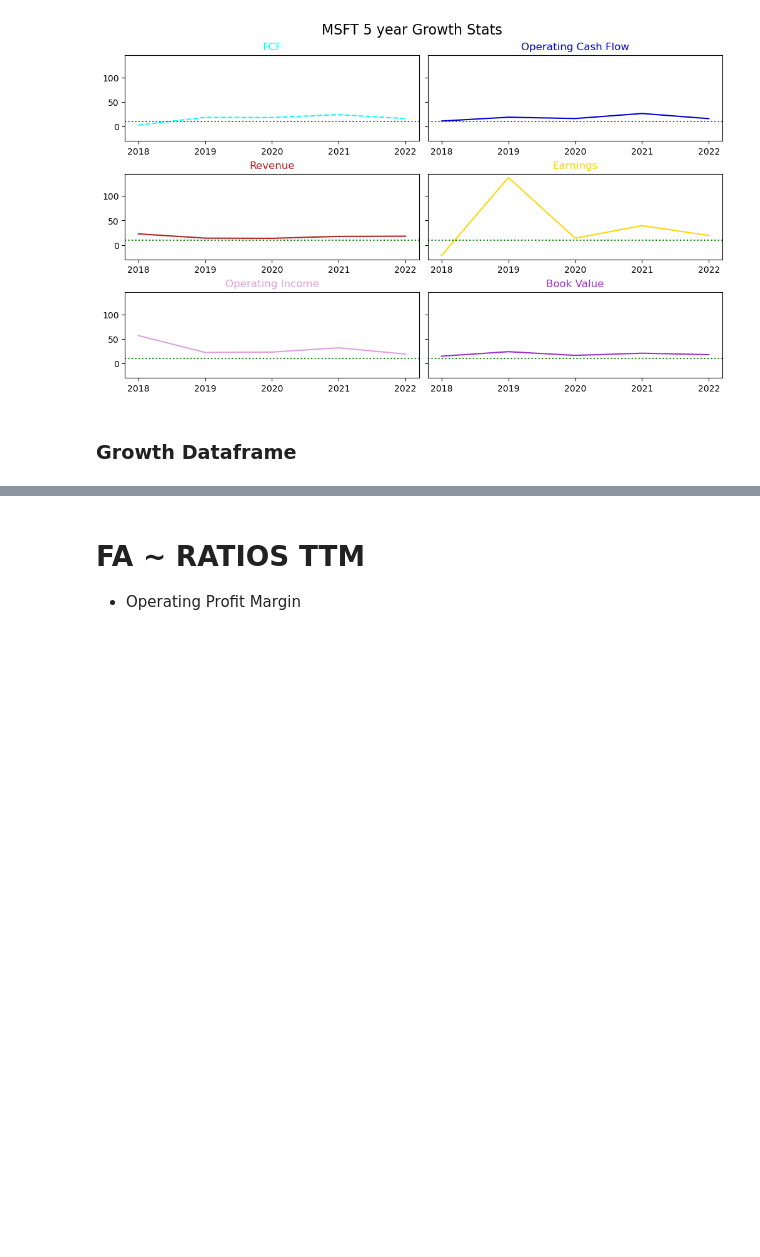
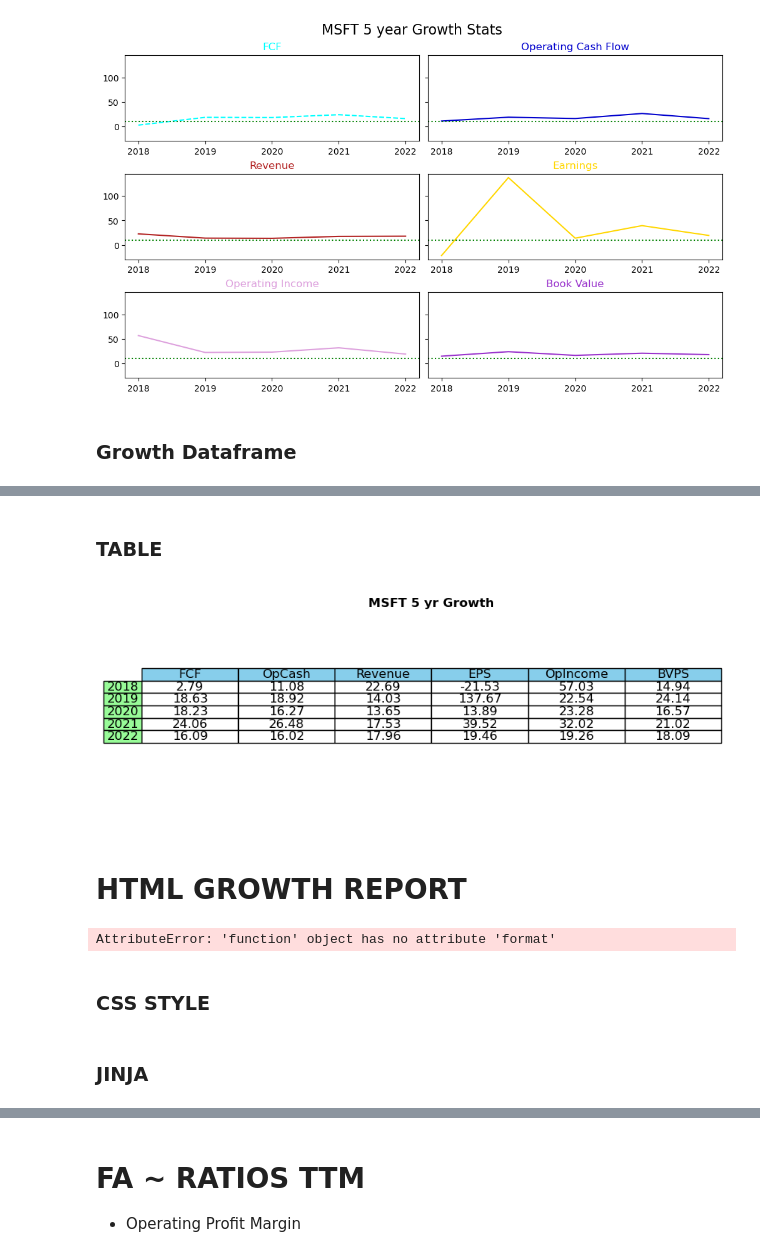
Before and after one commit to xitxat/FundamentalAnalysis, a Jupyter notebook: FA/Value01.ipynb, the cells around one changed output, grey strips where cells are left out. Saved outputs shown, nothing was run; the diff lists cells and outputs as text; code cells hidden in the pictures; blank space fills up the shorter version.

```diff
--- a/FA/Value01.ipynb
+++ b/FA/Value01.ipynb
@@ -339,9 +343,10 @@ ax6.axhline(y=10, color='g', linestyle=':')
 ### Growth Dataframe
 # %%
 # DF growth 5 year
-df_tst = pd.DataFrame([fcf_Growth_5yr, opCashFlwGrowth_5yr, rev_Growth_5yr, epsGrowth_5yr, opIncomeGrowth_5yr, bvps_Growth_5yr],  ).T
-df_tst.columns=['FCF','OpCash', 'Revenue', 'EPS', 'OpIncome', 'BVPS']
-df_tst.round(2)
+df_Growth = pd.DataFrame([fcf_Growth_5yr, opCashFlwGrowth_5yr, rev_Growth_5yr, epsGrowth_5yr, opIncomeGrowth_5yr, bvps_Growth_5yr],  ).T
+df_Growth.columns=['FCF','OpCash', 'Revenue', 'EPS', 'OpIncome', 'BVPS']
+df_Growth = df_Growth.round(2)
+df_Growth
 
 # ax = df_tst.plot()
 # fig = ax.get_figure()
@@ -351,5 +360,0 @@ df_tst.round(2)
-# %%
-df_Growth = pd.DataFrame([[fcf_Growth_5yr  , opCashFlwGrowth_5yr, rev_Growth_5yr, epsGrowth_5yr, opIncomeGrowth_5yr, bvps_Growth_5yr]] ,
-             columns=['FCF','OpCash', 'Rev', 'EPS', 'OpInc', 'BV'] ,
-              )    #index ='index'
-df_Growth
@@ -358,0 +361,26 @@ df_Growth
+# %% [markdown]
+### TABLE
+# %%
+fig, ax = plt.subplots()
+
+#create tbl_Growth
+
+tbl_Growth = ax.table(cellText= df_Growth.values, colLabels=df_Growth.columns, rowLabels=df_Growth.index,
+                    loc='center',
+                    rowColours =["palegreen"] * 10,
+                    colColours =["skyblue"] * 10,
+                    cellLoc ='center',
+                    ) #colLoc='center'  colColours='lavender',
+
+#modify tbl_Growth
+ax.set_title(f'{ticker} 5 yr Growth', fontweight ="bold", y= 0.9)
+tbl_Growth.set_fontsize(12)
+tbl_Growth.scale(1,2.5)
+
+ax.axis('off')
+
+plt.savefig('IMG\\tbl_Growth.png')
+# %% [output]
+[figure, added]
+# %% [markdown]
+# HTML GROWTH REPORT
@@ -358,0 +417,37 @@ df_Growth
+# %%
+# 1. Set up multiple variables to store the titles, text within the report
+page_title_text='Tkr report 03'
+title_text = 'Python Ticker Report 04 css'
+text = 'Generated -Timestamp'
+prices_text = 'Historical prices of S&P 500'
+stats_text = 'Historical prices summary statistics'
+
+
+# 2. Combine them together using a long f-string
+# classes='table table-stripped'
+html = f'''
+    <html>
+        <head>
+            <title>{page_title_text}</title>
+             <link rel="stylesheet" type="text/css" href="df_style.css"/>
+        </head>
+        <body>
+            <h1>{title_text}</h1>
+            <p>{text}</p>
+            <img src='ImgCollect\Growth_5yr.png' width="700">
+            <h2>{prices_text}</h2>
+            {df_Growth.to_html}
+            <h2>{stats_text}</h2>
+
+        </body>
+    </html>
+    '''
+# 3. Write the html string as an HTML file
+with open('Growth_report_css.html', 'w') as f:
+    f.write(html)
+# %% [output]
+AttributeError: 'function' object has no attribute 'format'
+# %% [markdown]
+### CSS STYLE
+# %% [markdown]
+### JINJA
```
Also changed, not shown: parts of 8 cells of this notebook, 8 other files.
